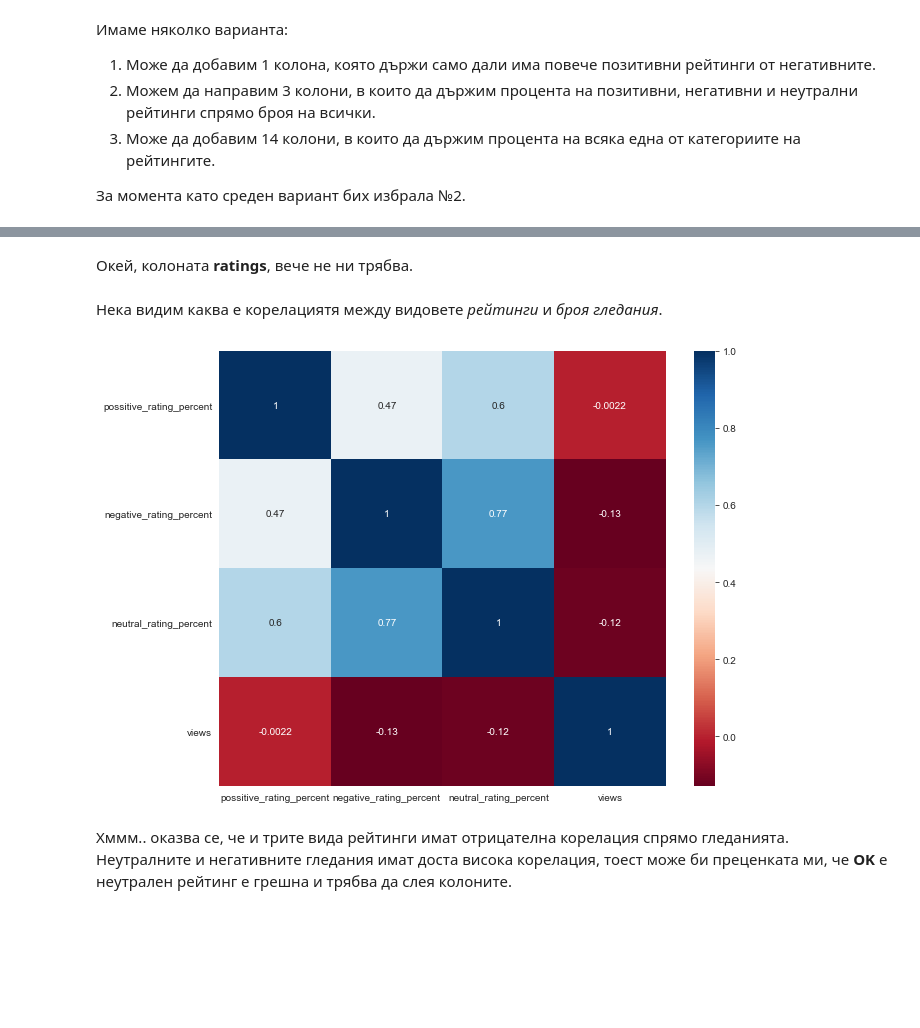
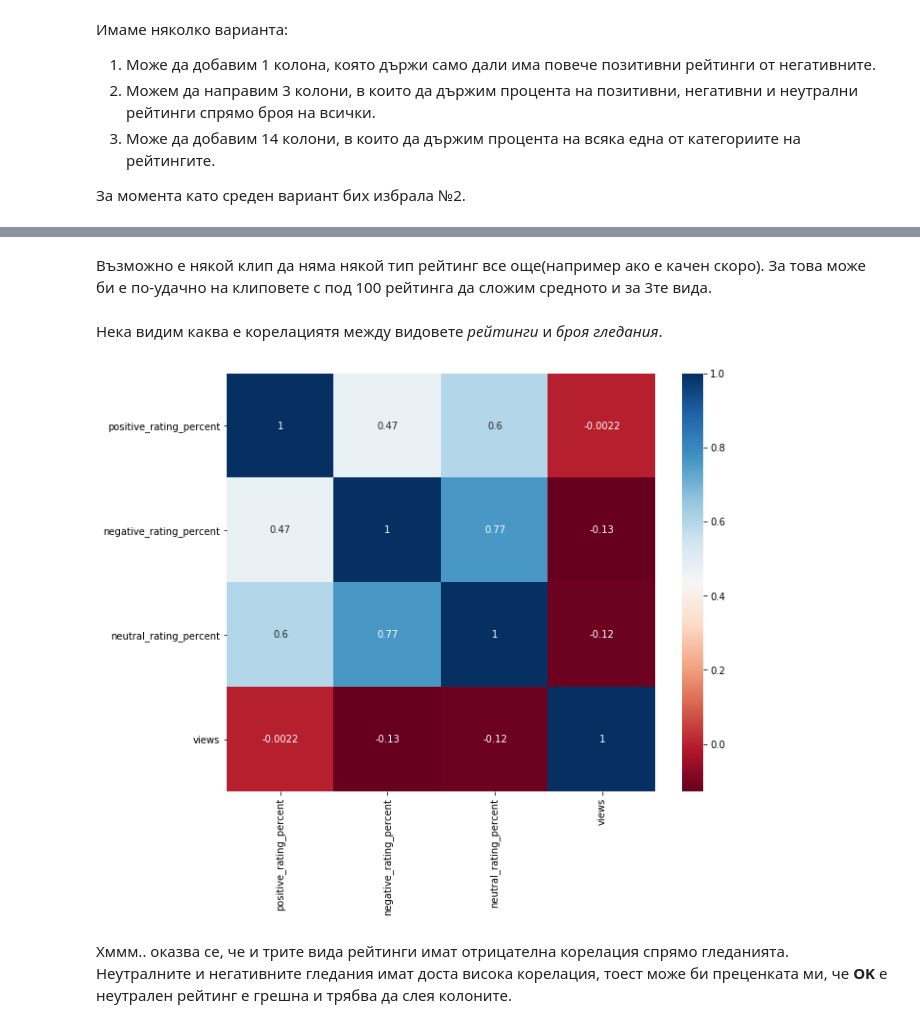
Before and after one commit to tbancheva/Machine-Learning-FMI, a Jupyter notebook: TEDTalksViewsPrediction/TEDTalks videos.ipynb, the cells around one changed output, grey strips where cells are left out. Saved outputs shown, nothing was run; the diff lists cells and outputs as text; code cells hidden in the pictures; blank space fills up the shorter version.

```diff
--- a/TEDTalksViewsPrediction/TEDTalks videos.ipynb
+++ b/TEDTalksViewsPrediction/TEDTalks videos.ipynb
@@ -225,6 +278,5 @@ Name: num_speaker, dtype: int64
 # %% [markdown]
 Виждаме, че 2486 от останалите 2544 talk-a са проведени от 1 човек и общо 58 са били с повече от 1 говорител. Можем да  преобразуваме тази колона да съдържа информация единствено дали talk-a е проведен от 1 или повече говорители.
 # %%
-data['single_speaker'] = (data.num_speaker == 1).astype(np.int64)
-
-data = data.drop('num_speaker', axis=1)
+#data['single_speaker'] = (data.num_speaker == 1).astype(np.int64)
+#data = data.drop('num_speaker', axis=1)
@@ -284,27 +332,27 @@ import warnings
 warnings.filterwarnings("ignore")
 
 # създаване на новите колони
-data['possitive_rating_percent'] = 0.0
+data['positive_rating_percent'] = 0.0
 data['negative_rating_percent'] = 0.0
 data['neutral_rating_percent'] = 0.0
 
-possitive_types = ['Funny', 'Beautiful', 'Courageous', 'Informative', 'Inspiring', 'Fascinating', 'Ingenious', 'Persuasive', 'Jaw-dropping']
+positive_types = ['Funny', 'Beautiful', 'Courageous', 'Informative', 'Inspiring', 'Fascinating', 'Ingenious', 'Persuasive', 'Jaw-dropping']
 negative_types = ['Confusing', 'Unconvincing', 'Longwinded', 'Obnoxious']
 
 for i in range(2543):
     row = pd.read_json(data['ratings'].iloc[i])
     ratings_count = row['count'].sum() # намиране на броя на всички рейтинги
 
-    possitive_count = 0
-    for type in possitive_types:
-        possitive_count += row[row['name'] == type]['count'].item() # намиране на броя на всички позитивни рейтинги
+    positive_count = 0
+    for rating_type in positive_types:
+        positive_count += row[row['name'] == rating_type]['count'].item() # намиране на броя на всички позитивни рейтинги
 
     # намиране на процента на всички позитивни рейтинги
-    possitive_percent = possitive_count * 100 / ratings_count
+    positive_percent = positive_count * 100 / ratings_count
 
     negative_count = 0
-    for type in negative_types:
-        negative_count += row[row['name'] == type]['count'].item() # намиране на броя на всички негативни рейтинги
+    for rating_type in negative_types:
+        negative_count += row[row['name'] == rating_type]['count'].item() # намиране на броя на всички негативни рейтинги
 
     # намиране на процента на всички негативни рейтинги
     negative_percent = negative_count * 100 / ratings_count
@@ -314,7 +362,7 @@ for i in range(2543):
     # намиране на процента на всички неутрални рейтинги
     neutral_percent = ok_count * 100 / ratings_count
 
-    data['possitive_rating_percent'][i] = possitive_percent
+    data['positive_rating_percent'][i] = positive_percent
     data['negative_rating_percent'][i] = negative_percent
     data['neutral_rating_percent'][i] = neutral_percent
 
@@ -329,16 +378,22 @@ data.head()
-# %% [markdown]
-Окей, колоната **ratings**, вече не ни трябва.
-# %%
-data = data.drop('ratings', axis=1)
+# %% [markdown]
+Възможно е някой клип да няма някой тип рейтинг все още(например ако е качен скоро). За това може би е по-удачно на клиповете с под 100 рейтинга да сложим средното и за 3те вида.
+# %%
+for i in range(2543):
+    row = pd.read_json(data['ratings'].iloc[i])
+    ratings_count = row['count'].sum()
+    if(ratings_count < 100):
+        data['positive_rating_percent'][i] = data['positive_rating_percent'].mean()
+        data['negative_rating_percent'][i] =  data['negative_rating_percent'].mean()
+        data['neutral_rating_percent'][i] = data['neutral_rating_percent'].mean()
 # %% [markdown]
 Нека видим каква е корелациятя между видовете *рейтинги* и *броя гледания*.
 # %%
-ratings = ['possitive_rating_percent','negative_rating_percent','neutral_rating_percent', 'views']
+ratings = ['positive_rating_percent','negative_rating_percent','neutral_rating_percent', 'views']
 
 plt.figure(figsize=(10,8))
 sns.heatmap(data[ratings].corr(), annot=True, cmap='RdBu');
 # %% [output]
-[figure, old version]
+[figure, new version]
 # %% [markdown]
 Хммм.. оказва се, че и трите вида рейтинги имат отрицателна корелация спрямо гледанията. Неутралните и негативните гледания имат доста висока корелация, тоест може би преценката ми, че **OK** е неутрален рейтинг е грешна и трябва да слея колоните.
 # %%
```
Also changed, not shown: parts of 72 cells of this notebook.
